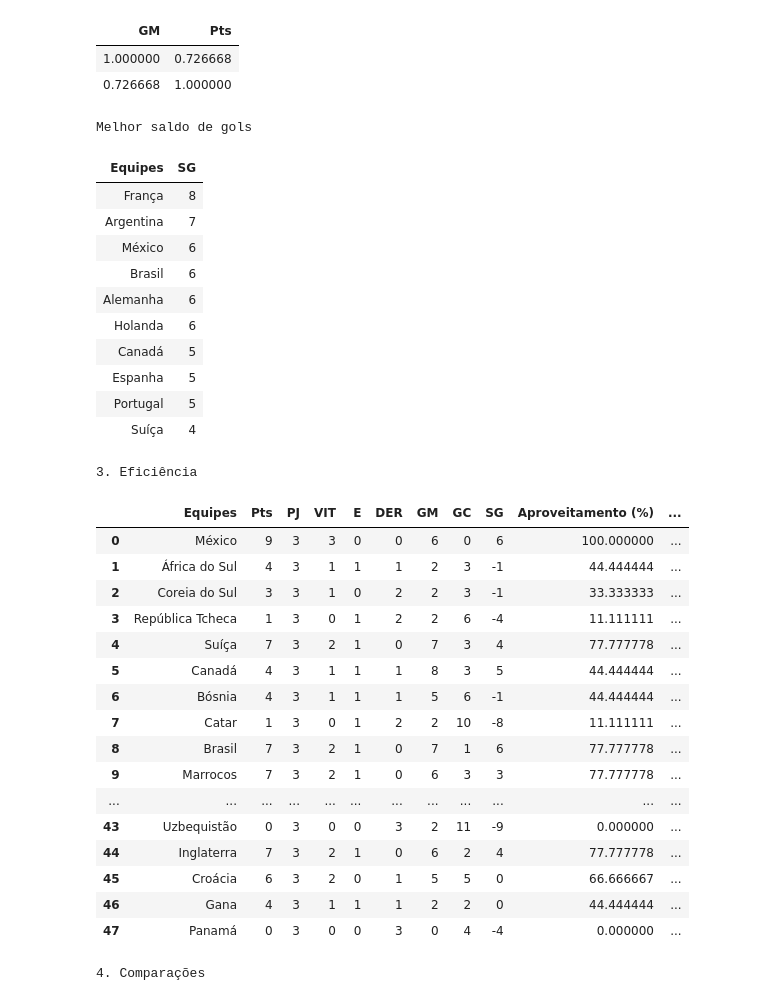
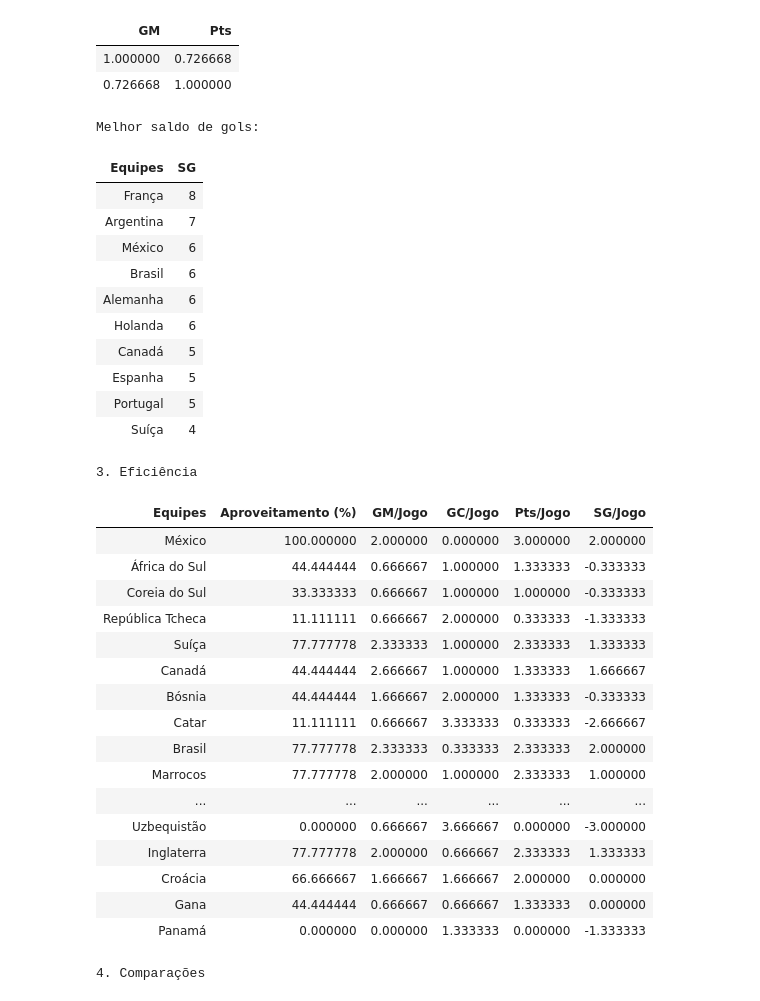
Before and after one commit to Liv02Liv/Projetos, a Jupyter notebook: Copa do Mundo da FIFA 2026™/Fase-De-Grupo.ipynb, the cells around one changed output. Cells and saved outputs as stored; diff of their text form; code cells hidden in the pictures.

```diff
--- a/Copa do Mundo da FIFA 2026™/Fase-De-Grupo.ipynb
+++ b/Copa do Mundo da FIFA 2026™/Fase-De-Grupo.ipynb
@@ -149,10 +149,10 @@ Existe relação entre gols marcados e pontos?
 | 1.000000 | 0.726668 |
 | 0.726668 | 1.000000 |
 # %%
-print("Melhor saldo de gols")
+print("Melhor saldo de gols:")
 df.nlargest(10, "SG")[["Equipes", "SG"]].style.hide(axis="index")
 # %% [output]
-Melhor saldo de gols
+Melhor saldo de gols:
 | Equipes | SG |
 | França | 8 |
 | Argentina | 7 |
@@ -171,33 +171,42 @@ print("3. Eficiência")
 # %%
 df["Aproveitamento (%)"] = (df["Pts"] / (df["PJ"] * 3)) * 100
 
 df["GM/Jogo"] = df["GM"] / df["PJ"]
 
 df["GC/Jogo"] = df["GC"] / df["PJ"]
 
 df["Pts/Jogo"] = df["Pts"] / df["PJ"]
 
 df["SG/Jogo"] = df["SG"] / df["PJ"]
 
-df
+df_metricas = df[[
+    "Equipes",
+    "Aproveitamento (%)",
+    "GM/Jogo",
+    "GC/Jogo",
+    "Pts/Jogo",
+    "SG/Jogo"
+]].style.hide(axis="index")
+
+df_metricas
 # %% [output]
-|  | Equipes | Pts | PJ | VIT | E | DER | GM | GC | SG | Aproveitamento (%) | ... |
-| 0 | México | 9 | 3 | 3 | 0 | 0 | 6 | 0 | 6 | 100.000000 | ... |
-| 1 | África do Sul | 4 | 3 | 1 | 1 | 1 | 2 | 3 | -1 | 44.444444 | ... |
-| 2 | Coreia do Sul | 3 | 3 | 1 | 0 | 2 | 2 | 3 | -1 | 33.333333 | ... |
-| 3 | República Tcheca | 1 | 3 | 0 | 1 | 2 | 2 | 6 | -4 | 11.111111 | ... |
-| 4 | Suíça | 7 | 3 | 2 | 1 | 0 | 7 | 3 | 4 | 77.777778 | ... |
-| 5 | Canadá | 4 | 3 | 1 | 1 | 1 | 8 | 3 | 5 | 44.444444 | ... |
-| 6 | Bósnia | 4 | 3 | 1 | 1 | 1 | 5 | 6 | -1 | 44.444444 | ... |
-| 7 | Catar | 1 | 3 | 0 | 1 | 2 | 2 | 10 | -8 | 11.111111 | ... |
-| 8 | Brasil | 7 | 3 | 2 | 1 | 0 | 7 | 1 | 6 | 77.777778 | ... |
-| 9 | Marrocos | 7 | 3 | 2 | 1 | 0 | 6 | 3 | 3 | 77.777778 | ... |
-| ... | ... | ... | ... | ... | ... | ... | ... | ... | ... | ... | ... |
-| 43 | Uzbequistão | 0 | 3 | 0 | 0 | 3 | 2 | 11 | -9 | 0.000000 | ... |
-| 44 | Inglaterra | 7 | 3 | 2 | 1 | 0 | 6 | 2 | 4 | 77.777778 | ... |
-| 45 | Croácia | 6 | 3 | 2 | 0 | 1 | 5 | 5 | 0 | 66.666667 | ... |
-| 46 | Gana | 4 | 3 | 1 | 1 | 1 | 2 | 2 | 0 | 44.444444 | ... |
-| 47 | Panamá | 0 | 3 | 0 | 0 | 3 | 0 | 4 | -4 | 0.000000 | ... |
+| Equipes | Aproveitamento (%) | GM/Jogo | GC/Jogo | Pts/Jogo | SG/Jogo |
+| México | 100.000000 | 2.000000 | 0.000000 | 3.000000 | 2.000000 |
+| África do Sul | 44.444444 | 0.666667 | 1.000000 | 1.333333 | -0.333333 |
+| Coreia do Sul | 33.333333 | 0.666667 | 1.000000 | 1.000000 | -0.333333 |
+| República Tcheca | 11.111111 | 0.666667 | 2.000000 | 0.333333 | -1.333333 |
+| Suíça | 77.777778 | 2.333333 | 1.000000 | 2.333333 | 1.333333 |
+| Canadá | 44.444444 | 2.666667 | 1.000000 | 1.333333 | 1.666667 |
+| Bósnia | 44.444444 | 1.666667 | 2.000000 | 1.333333 | -0.333333 |
+| Catar | 11.111111 | 0.666667 | 3.333333 | 0.333333 | -2.666667 |
+| Brasil | 77.777778 | 2.333333 | 0.333333 | 2.333333 | 2.000000 |
+| Marrocos | 77.777778 | 2.000000 | 1.000000 | 2.333333 | 1.000000 |
+| ... | ... | ... | ... | ... | ... |
+| Uzbequistão | 0.000000 | 0.666667 | 3.666667 | 0.000000 | -3.000000 |
+| Inglaterra | 77.777778 | 2.000000 | 0.666667 | 2.333333 | 1.333333 |
+| Croácia | 66.666667 | 1.666667 | 1.666667 | 2.000000 | 0.000000 |
+| Gana | 44.444444 | 0.666667 | 0.666667 | 1.333333 | 0.000000 |
+| Panamá | 0.000000 | 0.000000 | 1.333333 | 0.000000 | -1.333333 |
 # %%
 print("4. Comparações")
 # %% [output]
```
Also changed, not shown: parts of 15 cells of this notebook, 2 other files.
